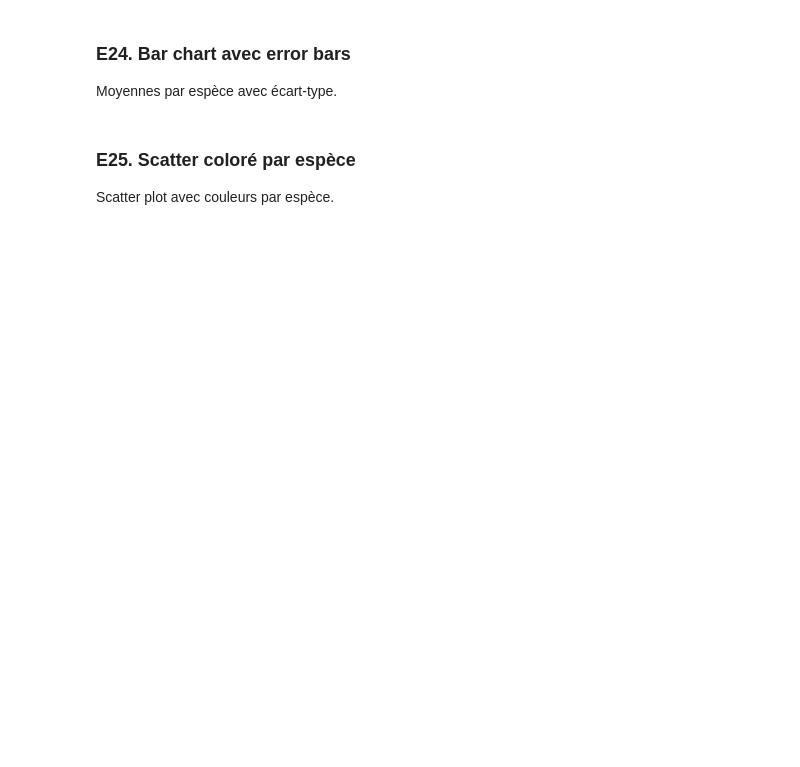
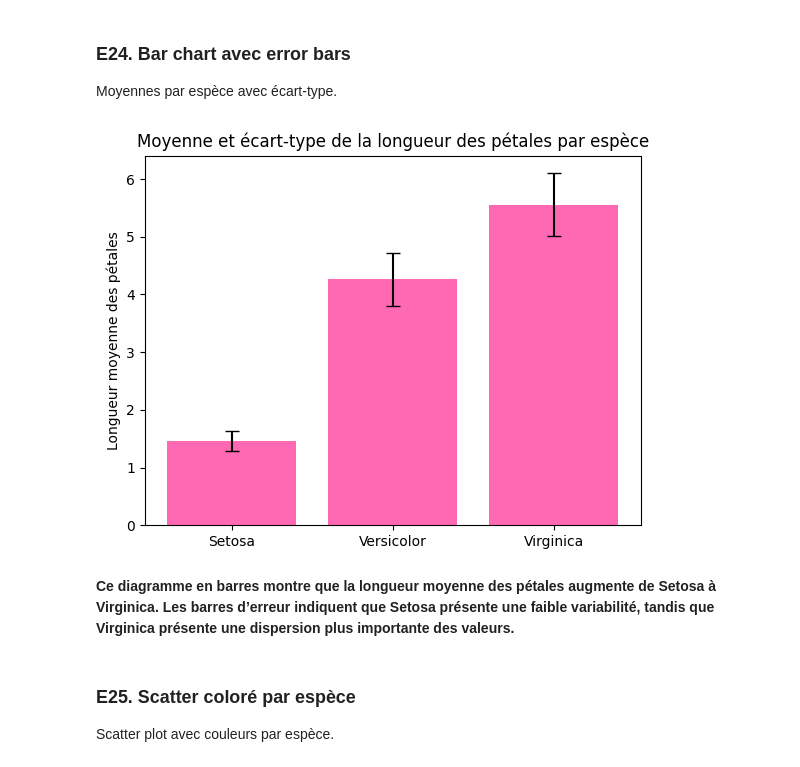
Before and after one commit to USMS-FPK-IA-GI-2025/controle-01-numpy-and-matplotlib-iris-Nini01Fz, a Jupyter notebook: notebooks/controle_numpy_matplotlib.ipynb, the cells around one changed output. Cells and saved outputs as stored; diff of their text form; code cells hidden in the pictures; blank space fills up the shorter version.

```diff
--- a/notebooks/controle_numpy_matplotlib.ipynb
+++ b/notebooks/controle_numpy_matplotlib.ipynb
@@ -361,3 +409,33 @@ Moyennes par espèce avec écart-type.
+# %%
+# Longueur des pétales par espèce
+petal_length_setosa = features[:50, 2]
+petal_length_versicolor = features[50:100, 2]
+petal_length_virginica = features[100:150, 2]
+
+# Calcul des moyennes et écarts-types
+means = [
+    np.mean(petal_length_setosa),
+    np.mean(petal_length_versicolor),
+    np.mean(petal_length_virginica)
+]
+
+stds = [
+    np.std(petal_length_setosa),
+    np.std(petal_length_versicolor),
+    np.std(petal_length_virginica)
+]
+# Bar chart avec error bars
+species_names = ["Setosa", "Versicolor", "Virginica"]
+
+plt.figure()
+plt.bar(species_names, means, yerr=stds, capsize=5, color='hotpink')
+plt.ylabel("Longueur moyenne des pétales")
+plt.title("Moyenne et écart-type de la longueur des pétales par espèce")
+plt.show()
+# %% [output]
+[figure, added]
+# %% [markdown]
+**Ce diagramme en barres montre que la longueur moyenne des pétales augmente de Setosa à Virginica. Les barres d’erreur indiquent que Setosa présente une faible variabilité, tandis que Virginica présente une dispersion plus importante des valeurs.**
 # %% [markdown]
 ### E25. Scatter coloré par espèce
 Scatter plot avec couleurs par espèce.
```
Also changed, not shown: parts of 9 cells of this notebook.
